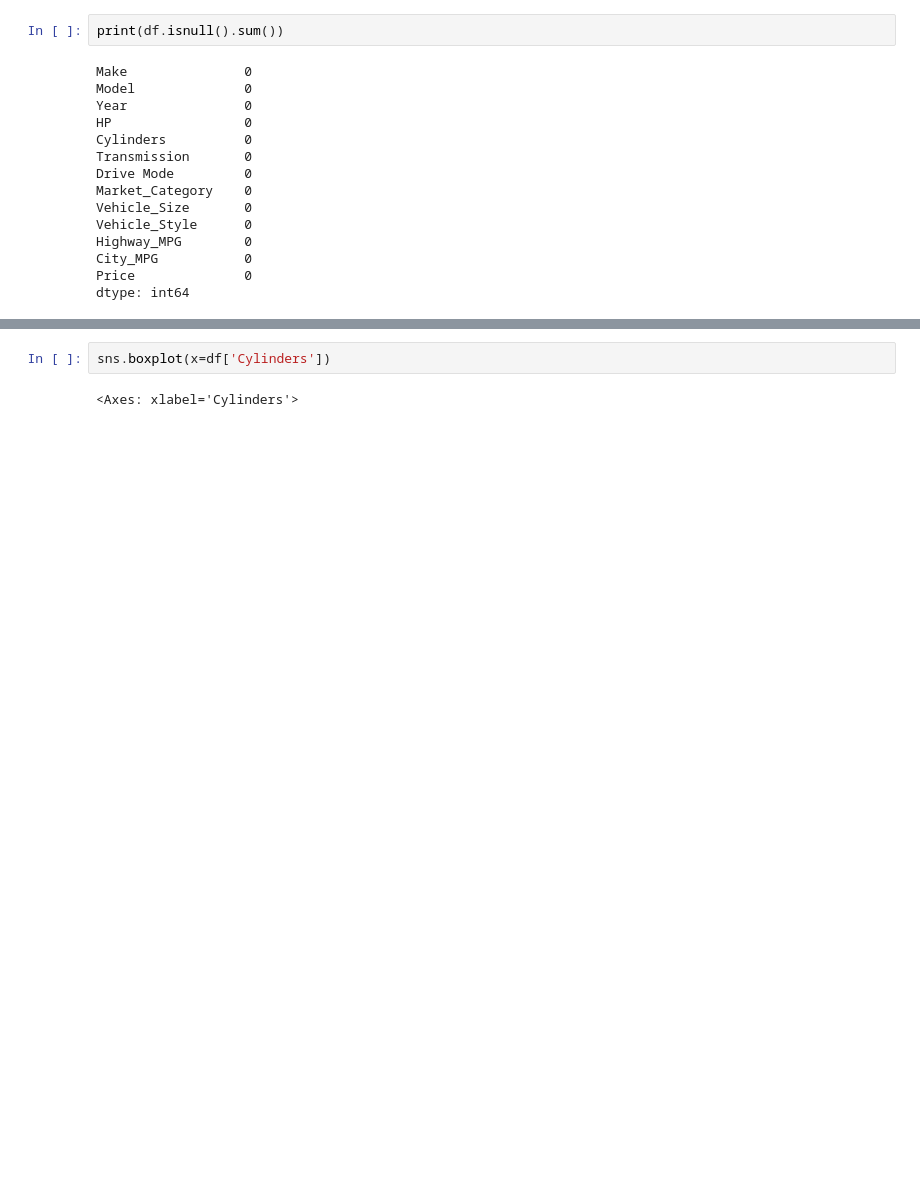
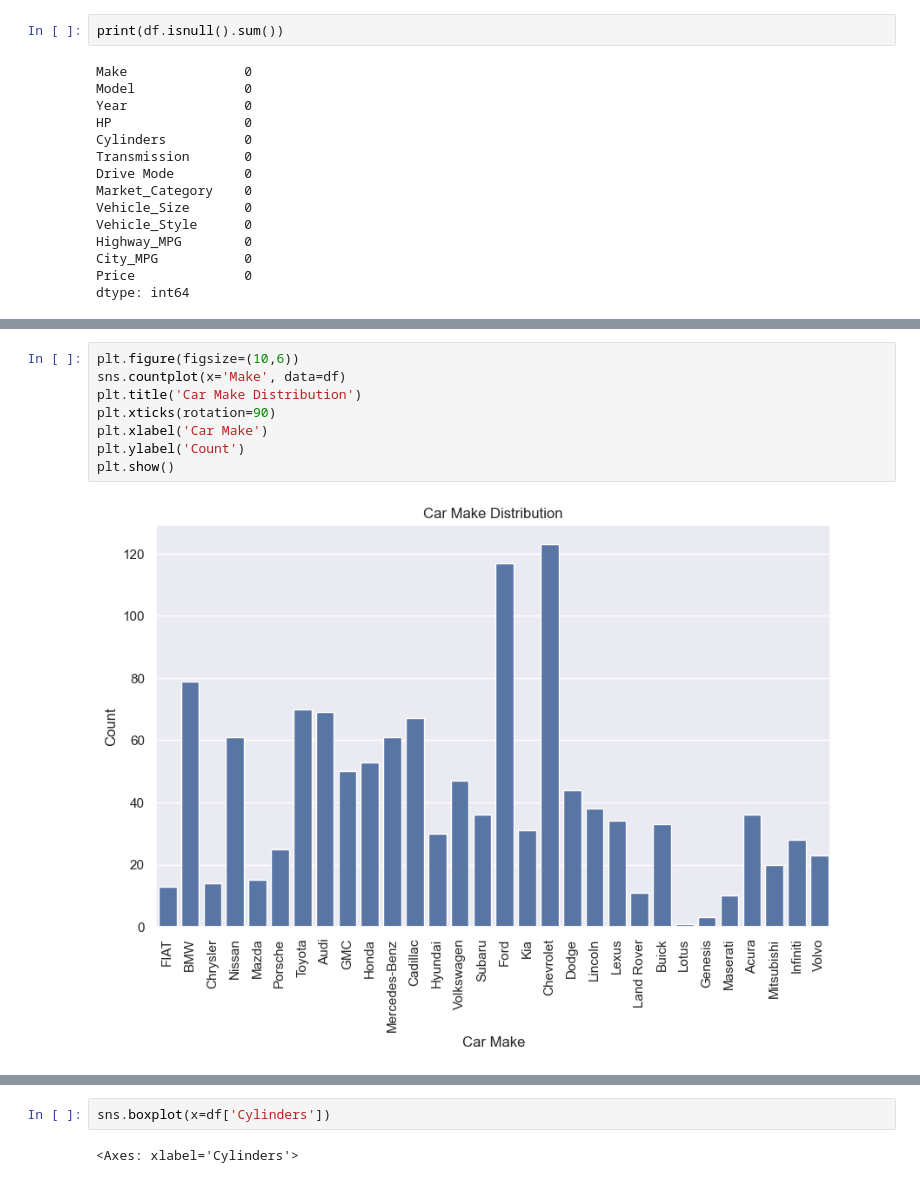
Before and after one commit to MrJuano/CAP4770FInalProject, a Jupyter notebook: project.ipynb, the cells around one changed output, grey strips where cells are left out. Cells and saved outputs as stored; diff of their text form; blank space fills up the shorter version.

```diff
--- a/project.ipynb
+++ b/project.ipynb
@@ -214,3 +215,13 @@ sns.boxplot(x=filtered_df['Price'])
+# %%
+plt.figure(figsize=(10,6))
+sns.countplot(x='Make', data=df)
+plt.title('Car Make Distribution')
+plt.xticks(rotation=90)
+plt.xlabel('Car Make')
+plt.ylabel('Count')
+plt.show()
+# %% [output]
+[figure, added]
 # %%
 sns.boxplot(x=df['City_MPG'])
 # %% [output]
```
Also changed, not shown: parts of 37 cells of this notebook.
